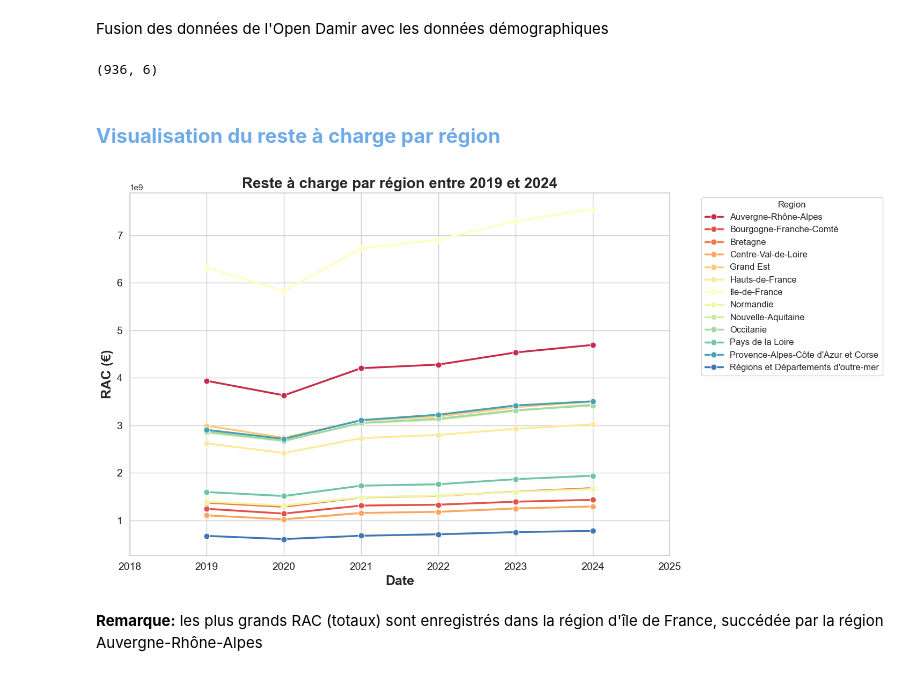
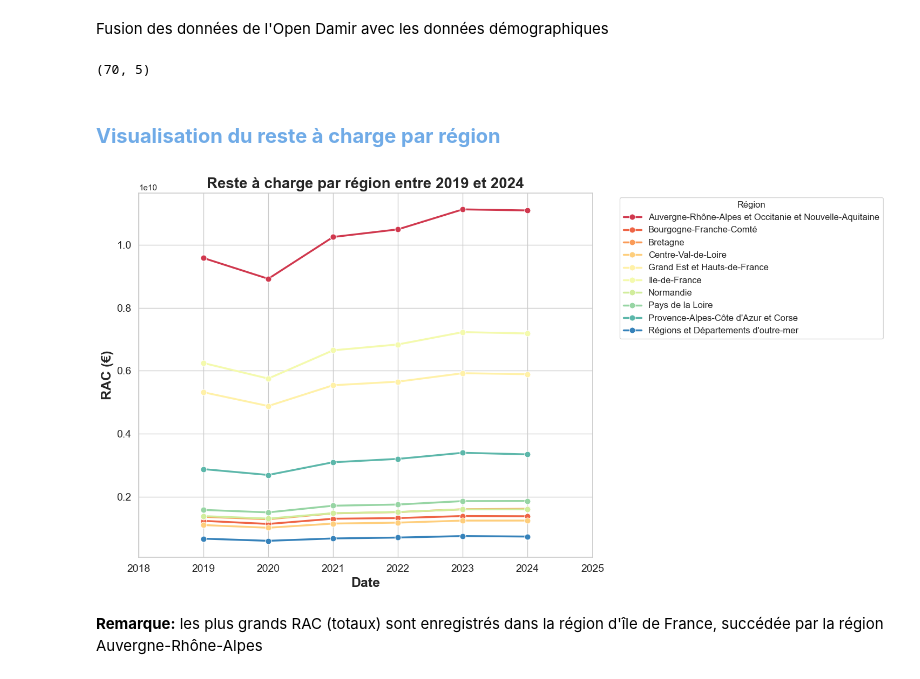
Before and after one commit to YounesOuarhim/Projet-s8, a Jupyter notebook: Notebooks/Sinistrality/notebook sinistrality bis 2.ipynb, the cells around one changed output. Cells and saved outputs as stored; diff of their text form; code cells hidden in the pictures.

```diff
--- a/Notebooks/Sinistrality/notebook sinistrality bis 2.ipynb
+++ b/Notebooks/Sinistrality/notebook sinistrality bis 2.ipynb
@@ -44,7 +51,7 @@ warnings.simplefilter('ignore', category=UserWarning)
 # %% [markdown]
 <h2 style="font-family: Arial, sans-serif; color:rgb(112, 171, 231); font-size: 20px"><b>Chargement des données et leurs visualisations</b></h2>
 # %%
-df = pd.read_csv("../../page 3/RAC_nouveau.csv")
+df = pd.read_csv("../../page 3/RAC_nouveau_2.csv")
 # %% [markdown]
 Aperçu des données
 # %%
@@ -82,13 +87,15 @@ df.head()
 On enlève les valeurs inconnues pour le sexe et l'âge et on ne garde que les données agrégés mensuellement
 # %%
 
-df.rename(columns = {'AGE_BEN_SNDS': 'age', 'BEN_RES_REG': 'region', 'BEN_SEX_COD': 'sexe', 'FLT_PAI_MNT': 'PAI', 'FLT_REM_MNT': 'REM'}, inplace = True)
+df.rename(columns = {'SOI_ANN':'annee', 'SOI_MOI':'mois','AGE_BEN_SNDS': 'age', 'BEN_RES_REG': 'region', 'BEN_SEX_COD': 'sexe', 'FLT_PAI_MNT': 'PAI', 'FLT_REM_MNT': 'REM'}, inplace = True)
 
 df['region'] = df['region'].map(region_mapping)
 
-df_grouped = df.drop(columns = ['PAI', 'REM', 'age', 'sexe']).groupby(by = ['annee', 'mois',  'region']).sum()
+df_grouped = df.drop(columns = ['PAI', 'REM', 'age', 'mois', 'sexe']).groupby(by = ['annee',  'region']).sum()
 
 df_grouped.reset_index(inplace=True)
 
+df_grouped = df_grouped[df_grouped['annee'] >= 2019]
+
 df_grouped
 # %% [output]
@@ -132,13 +143,12 @@ for year in years:
     df_year = pd.melt(df_year, value_vars=['Hommes','Femmes'], value_name="population", var_name="sexe", id_vars="Région")
     df_year['annee'] = year
     df_year.rename(columns={'Région': 'region'}, inplace=True)
+    df_year['region'] = df_year['region'].apply(lambda x : demographie_mapping[x] if x in demographie_mapping else x)
     df_year.drop(columns= ['sexe'], inplace=True)
     df_year['population'] = df_year['population'].str.replace(' ','')
     df_year['population'] = df_year['population'].astype(float)
     df_year = df_year.groupby(by = ['annee', 'region']).sum().reset_index()
     year_population_dataframes[year] = df_year
-
-year_population_dataframes[2018]
 # %% [output]
 Dataframe crée pour l'année 2018
 Dataframe crée pour l'année 2019
@@ -220,49 +223,64 @@ Fusion des données de l'Open Damir avec les données démographiques
 
 copied_df = df_grouped.copy()
 
-# Merge the dataframes on 'annee', 'age', and 'sexe'
-final_df = copied_df.merge(all_data, how = 'right', on= ['annee', 'mois', 'region'], suffixes=('', '_new'))
+# Merge les dataframes sur 'annee', 'age', et 'sexe'.
+final_df = copied_df.merge(all_data, how = 'right', on= ['annee', 'region'], suffixes=('', '_new'))
 
-final_df['monthly_population'] = final_df['monthly_population'].astype(float)
+final_df['population'] = final_df['population'].astype(float) * 0.9
 
 final_df['RAC'] = final_df['RAC'].astype(float)
 
-final_df['mois'] = final_df['mois'].astype(int)
 
-final_df['RAC_par_personne'] = final_df['RAC'] / final_df['monthly_population']
+final_df['RAC_par_personne'] = final_df['RAC'] / final_df['population']
 
 final_df.shape
 # %% [output]
-(936, 6)
+(70, 5)
 # %% [markdown]
 <h2 style="font-family: Arial, sans-serif; color:rgb(112, 171, 231); font-size: 20px"><b>Visualisation du reste à charge par région</b></h2>
 # %%
+# Définir le style de la visualisation
 sns.set(style="whitegrid")
 plt.figure(figsize=(15, 8))
 
-sns.lineplot(x="annee", y="RAC", data=final_df, hue="region", marker='o', markersize=8, linewidth=2.5, errorbar=None, estimator=np.sum, palette="Spectral")
+# Tracer une courbe pour visualiser le reste à charge (RAC) par région entre 2019 et 2024
+sns.lineplot(
+    x="annee",  # Axe des x : années
+    y="RAC",  # Axe des y : reste à charge (RAC)
+    data=final_df,  # Données utilisées pour la visualisation
+    hue="region",  # Différencier les courbes par région
+    marker='o',  # Ajouter des marqueurs pour chaque point
+    markersize=8,  # Taille des marqueurs
+    linewidth=2.5,  # Épaisseur des lignes
+    errorbar=None,  # Pas de barres d'erreur
+    estimator=np.sum,  # Estimation basée sur la somme des valeurs
+    palette="Spectral"  # Palette de couleurs pour différencier les régions
+)
 
-# Title with bigger font
+# Ajouter un titre avec une taille de police plus grande
 plt.title("Reste à charge par région entre 2019 et 2024", fontsize=20, fontweight='bold')
 
-# Axis labels with bigger font
+# Ajouter des étiquettes aux axes avec une taille de police plus grande
 plt.xlabel("Date", fontsize=18, fontweight='bold')
 plt.ylabel("RAC (€)", fontsize=18, fontweight='bold')
 
-# Optional: Ticks font size
+# Ajuster la taille des ticks des axes
 plt.xticks(fontsize=14)
 plt.yticks(fontsize=14)
 
-# Adjust x-axis limits
+# Ajuster les limites de l'axe des x pour inclure les années de 2018 à 2025
 plt.xlim(2018, 2025)
 
-# Place the legend outside the plot
-plt.legend(bbox_to_anchor=(1.05, 1), loc='upper left', title="Region", fontsize=12)
+# Placer la légende en dehors du graphique
+plt.legend(bbox_to_anchor=(1.05, 1), loc='upper left', title="Région", fontsize=12)
 
+# Ajuster la disposition pour éviter le chevauchement
 plt.tight_layout()
+
+# Afficher le graphique
 plt.show()
 # %% [output]
-[figure, old version]
+[figure, new version]
 # %% [markdown]
 **Remarque:** les plus grands RAC (totaux) sont enregistrés dans la région d'île de France, succédée par la région Auvergne-Rhône-Alpes
 # %%
```
Also changed, not shown: parts of 19 cells of this notebook, 34 other files.
